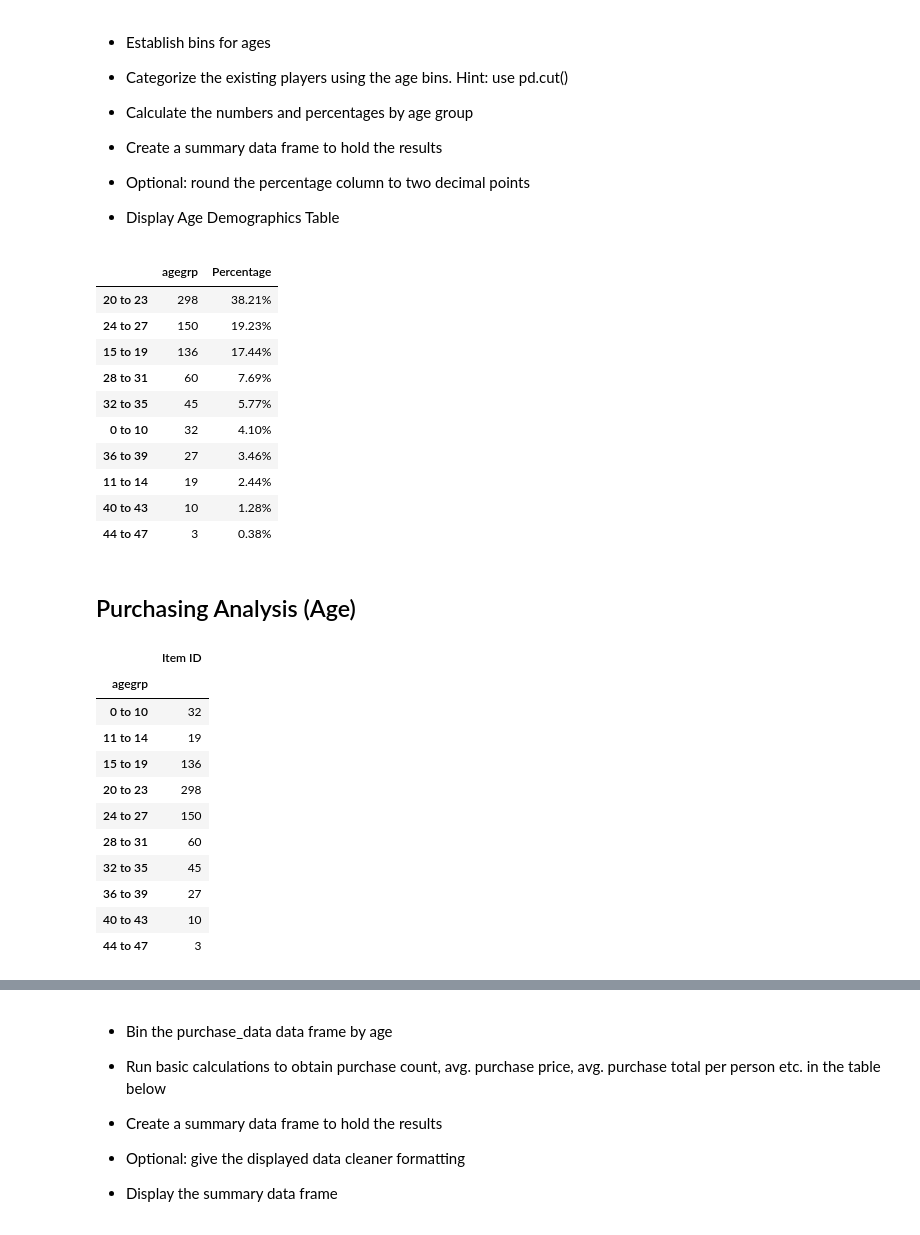
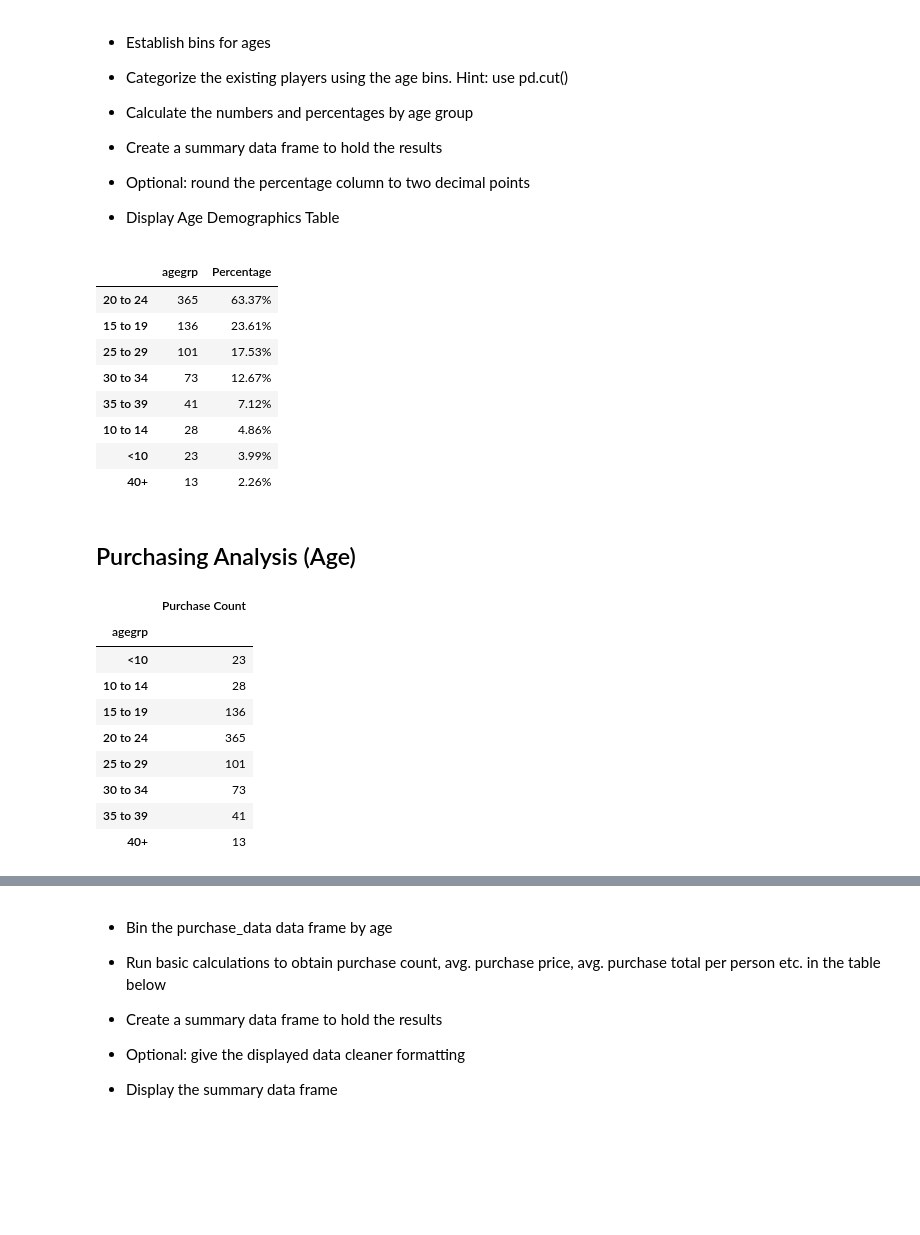
Before and after one commit to skara6/DataClass, a Jupyter notebook: PandasHW.ipynb, the cells around one changed output, grey strips where cells are left out. Saved outputs shown, nothing was run; the diff lists cells and outputs as text; code cells hidden in the pictures; blank space fills up the shorter version.

```diff
--- a/PandasHW.ipynb
+++ b/PandasHW.ipynb
@@ -154,8 +154,6 @@ newgender_df
 | Other / Non-Disclosed | 15 | 3.346000 | 50.19 | 4.562727 |
 # %% [markdown]
 ## Age Demographics
-# %%
-purchase_data.drop_duplicates(keep=False,inplace=True)
 # %% [markdown]
 * Establish bins for ages
 
@@ -173,61 +171,51 @@ purchase_data.drop_duplicates(keep=False,inplace=True)
 
 
 * Display Age Demographics Table
-# %%
-purchase_data["Age"].drop_duplicates(keep=False,inplace=True)
 # %%
-bins = [0,10, 14, 19, 23, 27, 31, 35, 39, 43, 47 ]
-age_grp=["0 to 10", "11 to 14", "15 to 19", "20 to 23", "24 to 27", "28 to 31", "32 to 35", "36 to 39","40 to 43", "44 to 47"]
+bins = [0, 9.90, 14.90, 19.90, 24.90, 29.90, 34.90, 39.40, 9999]
+age_grp=["<10", "10 to 14", "15 to 19", "20 to 24", "25 to 29", "30 to 34", "35 to 39", "40+"]
 
 # Slice the data and place it into bins
 
 
-purchase_data["agegrp"]=pd.cut(purchase_data["Age"], bins, labels=age_grp)
+purchase_data["agegrp"]=pd.cut(purchase_data["Age"], bins, labels=age_grp, right=False)
 purchase_data.head()
 
-num_grp= purchase_data.groupby("agegrp")
 tot_age=purchase_data["agegrp"].value_counts()
-tot_age
-comb_age=purchase_data["agegrp"].count()
-comb_age
-percent_age=tot_age/comb_age*100
+percent_age=100*tot_age/player_count
 percent_age
 Demographics_df=pd.DataFrame(tot_age)
 Demographics_df["Percentage"]=percent_age
 Demographics_df["Percentage"]=Demographics_df["Percentage"].map("{:.2f}%".format)
 Demographics_df
 # %% [output]
 |  | agegrp | Percentage |
-| 20 to 23 | 298 | 38.21% |
-| 24 to 27 | 150 | 19.23% |
-| 15 to 19 | 136 | 17.44% |
-| 28 to 31 | 60 | 7.69% |
-| 32 to 35 | 45 | 5.77% |
-| 0 to 10 | 32 | 4.10% |
-| 36 to 39 | 27 | 3.46% |
-| 11 to 14 | 19 | 2.44% |
-| 40 to 43 | 10 | 1.28% |
-| 44 to 47 | 3 | 0.38% |
+| 20 to 24 | 365 | 63.37% |
+| 15 to 19 | 136 | 23.61% |
+| 25 to 29 | 101 | 17.53% |
+| 30 to 34 | 73 | 12.67% |
+| 35 to 39 | 41 | 7.12% |
+| 10 to 14 | 28 | 4.86% |
+| <10 | 23 | 3.99% |
+| 40+ | 13 | 2.26% |
 # %% [markdown]
 ## Purchasing Analysis (Age)
 # %%
-gender_purchase=purchase_data.groupby(['agegrp'])
+gender_purchase=purchase_data.groupby('agegrp')
  #Purchase Count
 gender_purchase_count=gender_purchase['Item ID'].count()
-Age_df=pd.DataFrame(gender_purchase_count)
+Age_df=pd.DataFrame({'Purchase Count': gender_purchase_count})
 Age_df
 # %% [output]
-|  | Item ID |
+|  | Purchase Count |
 | agegrp |  |
-| 0 to 10 | 32 |
-| 11 to 14 | 19 |
+| <10 | 23 |
+| 10 to 14 | 28 |
 | 15 to 19 | 136 |
-| 20 to 23 | 298 |
-| 24 to 27 | 150 |
-| 28 to 31 | 60 |
-| 32 to 35 | 45 |
-| 36 to 39 | 27 |
-| 40 to 43 | 10 |
-| 44 to 47 | 3 |
+| 20 to 24 | 365 |
+| 25 to 29 | 101 |
+| 30 to 34 | 73 |
+| 35 to 39 | 41 |
+| 40+ | 13 |
 # %%
 #Average Purchase Price
```
Also changed, not shown: parts of 7 cells of this notebook.
